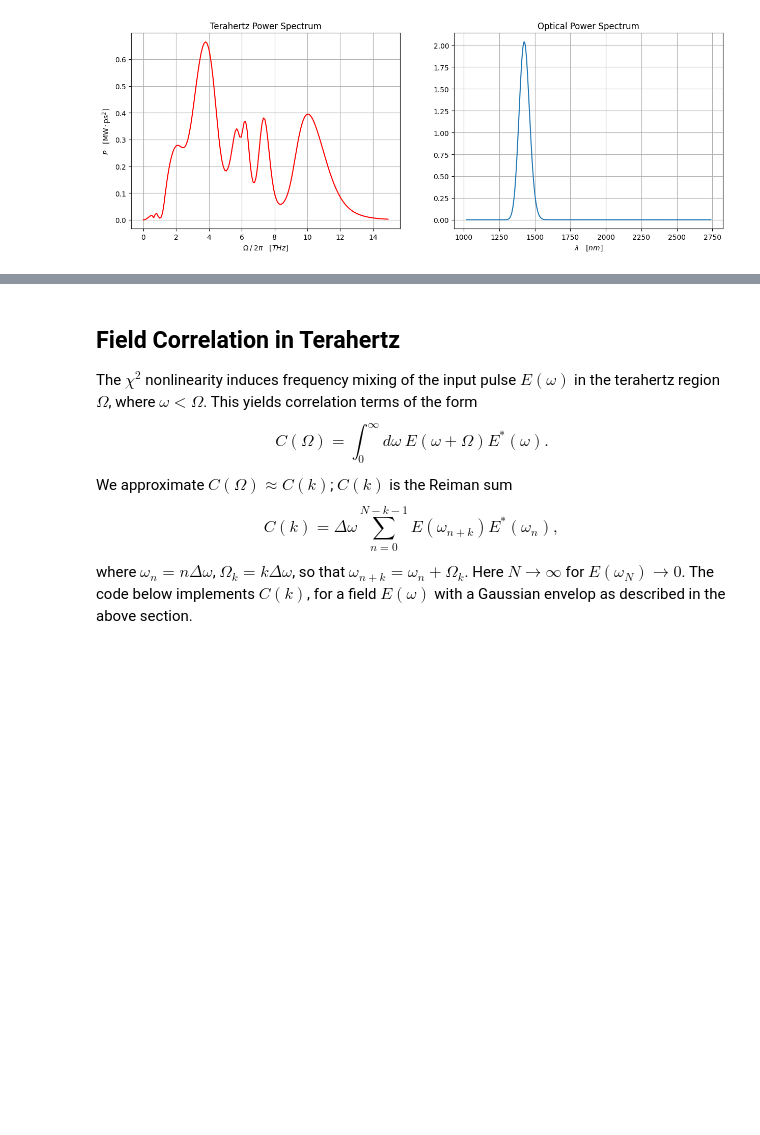
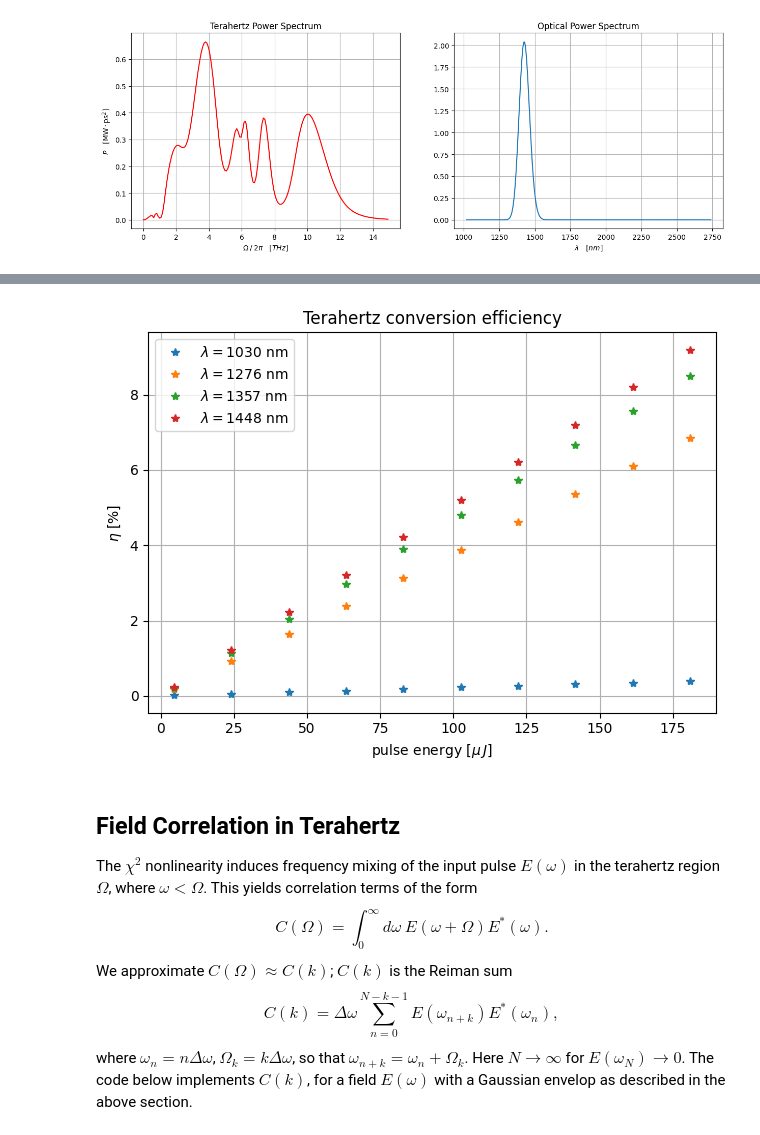
Before and after one commit to p-engel/nonlinear_optics, a Jupyter notebook: optical_rectification/analysis.ipynb, the cells around one changed output, grey strips where cells are left out. Cells and saved outputs as stored; diff of their text form; code cells hidden in the pictures; blank space fills up the shorter version.

Commit message:
implement parameter sweep of COR model

```diff
--- a/optical_rectification/analysis.ipynb
+++ b/optical_rectification/analysis.ipynb
@@ -330,3 +344,16 @@ ax1.grid(True)
+# %%
+# terahertz conversion efficiency vs pulse energy
+pulse_energy = np.linspace(4.5, 181, 10) * 1e-6
+pulse_freq = np.array([291, 235, 221, 207])
+
+conv_effeciency_vs_U = np.zeros( (pulse_energy.shape[0], pulse_freq.shape[0]) )
+for i, U in enumerate ( pulse_energy ):
+    conv_effeciency_vs_U[i, :] = run.sweep(pulse_energy=U, pulse_freq0=pulse_freq)
+# %%
+pulse_wavelen = c_thz / pulse_freq * 1e9
+graphs.graph_efficiency(pulse_energy, pulse_wavelen, conv_effeciency_vs_U);
+# %% [output]
+[figure, added]
 # %% [markdown]
 ## Field Correlation in Terahertz
 
```
Also changed, not shown: parts of 3 cells of this notebook, 5 other files.
